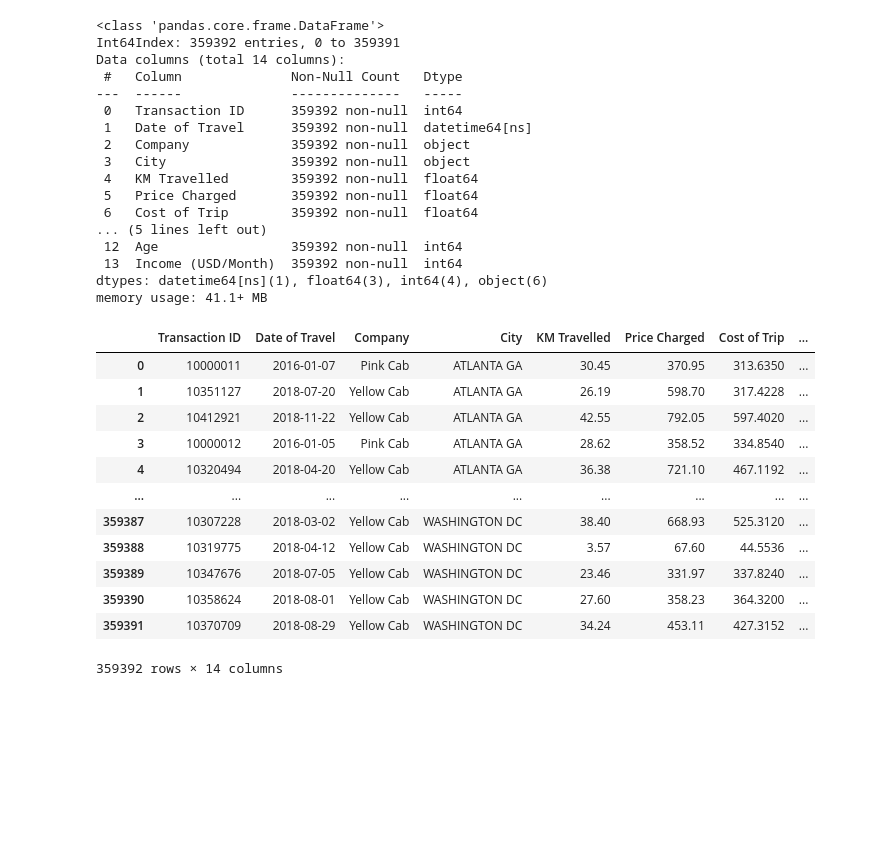
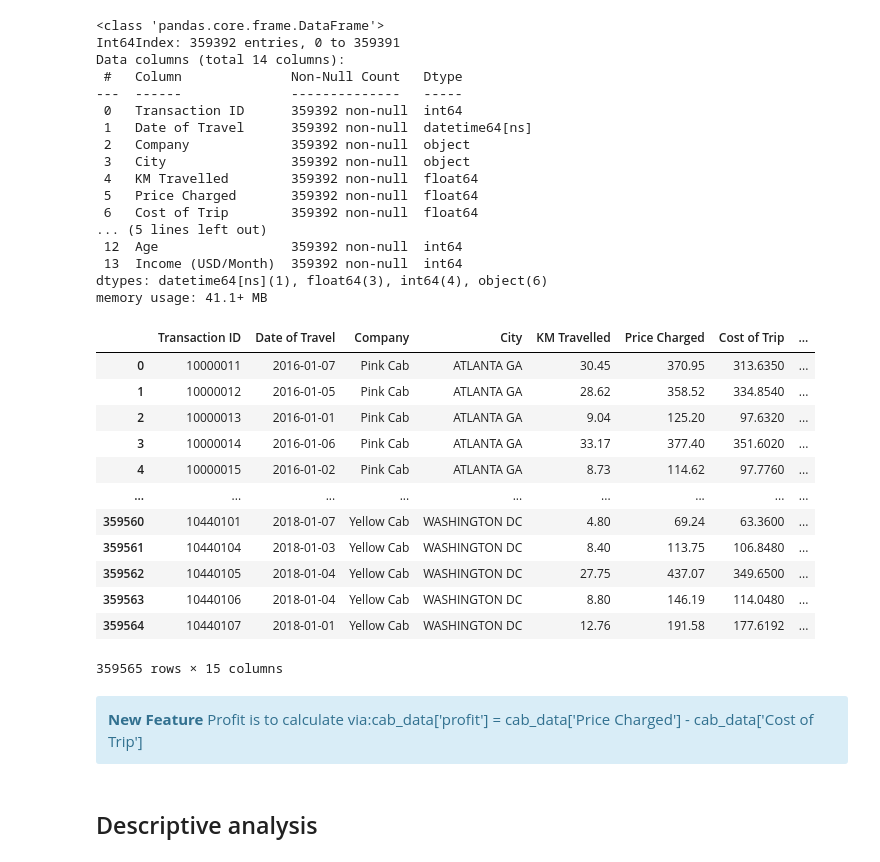
Before and after one commit to MohsenBah/G2M_Insight_Cab_Investment, a Jupyter notebook: G2M_insights.ipynb, the cells around one changed output. Drawn from its saved outputs; the diff is of its cells as text; code cells hidden in the pictures; blank space fills up the shorter version.

```diff
--- a/G2M_insights.ipynb
+++ b/G2M_insights.ipynb
@@ -82,3 +83,9 @@ city
 | 17 | WASHINGTON DC | 418,859 | 127,001 |
 | 18 | NASHVILLE TN | 327,225 | 9,270 |
 | 19 | BOSTON MA | 248,968 | 80,021 |
+# %%
+city['Population']=[x.replace(',','') for x in city['Population']]
+city['Population']=city['Population'].astype(int)
+city['Users']=[x.replace(',','') for x in city['Users']]
+city['Users']=city['Users'].astype(int)
+city.info()
@@ -218,19 +236,26 @@ Data columns (total 14 columns):
  13  Income (USD/Month)  359392 non-null  int64
 dtypes: datetime64[ns](1), float64(3), int64(4), object(6)
 memory usage: 41.1+ MB
-# %%
-cab_data['holiday']=cab_data.merge(customer_ID, how="left", on="Customer ID")
-# %% [output]
-|  | Transaction ID | Date of Travel | Company | City | KM Travelled | Price Charged | Cost of Trip | ... |
-| 0 | 10000011 | 2016-01-07 | Pink Cab | ATLANTA GA | 30.45 | 370.95 | 313.6350 | ... |
-| 1 | 10351127 | 2018-07-20 | Yellow Cab | ATLANTA GA | 26.19 | 598.70 | 317.4228 | ... |
-| 2 | 10412921 | 2018-11-22 | Yellow Cab | ATLANTA GA | 42.55 | 792.05 | 597.4020 | ... |
-| 3 | 10000012 | 2016-01-05 | Pink Cab | ATLANTA GA | 28.62 | 358.52 | 334.8540 | ... |
-| 4 | 10320494 | 2018-04-20 | Yellow Cab | ATLANTA GA | 36.38 | 721.10 | 467.1192 | ... |
-| ... | ... | ... | ... | ... | ... | ... | ... | ... |
-| 359387 | 10307228 | 2018-03-02 | Yellow Cab | WASHINGTON DC | 38.40 | 668.93 | 525.3120 | ... |
-| 359388 | 10319775 | 2018-04-12 | Yellow Cab | WASHINGTON DC | 3.57 | 67.60 | 44.5536 | ... |
-| 359389 | 10347676 | 2018-07-05 | Yellow Cab | WASHINGTON DC | 23.46 | 331.97 | 337.8240 | ... |
-| 359390 | 10358624 | 2018-08-01 | Yellow Cab | WASHINGTON DC | 27.60 | 358.23 | 364.3200 | ... |
-| 359391 | 10370709 | 2018-08-29 | Yellow Cab | WASHINGTON DC | 34.24 | 453.11 | 427.3152 | ... |
-359392 rows × 14 columns
+# %%
+usholidays['Date']=pd.to_datetime(usholidays['Date'])
+cab_data=cab_data.merge(usholidays[['Date',"Holiday"]], how="left", left_on="Date of Travel",right_on ="Date").drop(columns = ['Date'])
+cab_data.Holiday=[1 if x is not np.nan else 0 for x in cab_data.Holiday]
+cab_data
+# %% [output]
+|  | Transaction ID | Date of Travel | Company | City | KM Travelled | Price Charged | Cost of Trip | ... |
+| 0 | 10000011 | 2016-01-07 | Pink Cab | ATLANTA GA | 30.45 | 370.95 | 313.6350 | ... |
+| 1 | 10000012 | 2016-01-05 | Pink Cab | ATLANTA GA | 28.62 | 358.52 | 334.8540 | ... |
+| 2 | 10000013 | 2016-01-01 | Pink Cab | ATLANTA GA | 9.04 | 125.20 | 97.6320 | ... |
+| 3 | 10000014 | 2016-01-06 | Pink Cab | ATLANTA GA | 33.17 | 377.40 | 351.6020 | ... |
+| 4 | 10000015 | 2016-01-02 | Pink Cab | ATLANTA GA | 8.73 | 114.62 | 97.7760 | ... |
+| ... | ... | ... | ... | ... | ... | ... | ... | ... |
+| 359560 | 10440101 | 2018-01-07 | Yellow Cab | WASHINGTON DC | 4.80 | 69.24 | 63.3600 | ... |
+| 359561 | 10440104 | 2018-01-03 | Yellow Cab | WASHINGTON DC | 8.40 | 113.75 | 106.8480 | ... |
+| 359562 | 10440105 | 2018-01-04 | Yellow Cab | WASHINGTON DC | 27.75 | 437.07 | 349.6500 | ... |
+| 359563 | 10440106 | 2018-01-04 | Yellow Cab | WASHINGTON DC | 8.80 | 146.19 | 114.0480 | ... |
+| 359564 | 10440107 | 2018-01-01 | Yellow Cab | WASHINGTON DC | 12.76 | 191.58 | 177.6192 | ... |
+359565 rows × 15 columns
+# %% [markdown]
+<div class="alert alert-block alert-info">
+<b>New Feature</b> Profit is to calculate via:cab_data['profit'] = cab_data['Price Charged'] - 	cab_data['Cost of Trip']
+</div>
@@ -236,0 +264,2 @@ cab_data['holiday']=cab_data.merge(customer_ID, how="left", on="Customer ID")
+# %% [markdown]
+## Descriptive analysis
```
Also changed, not shown: parts of 8 cells of this notebook.
